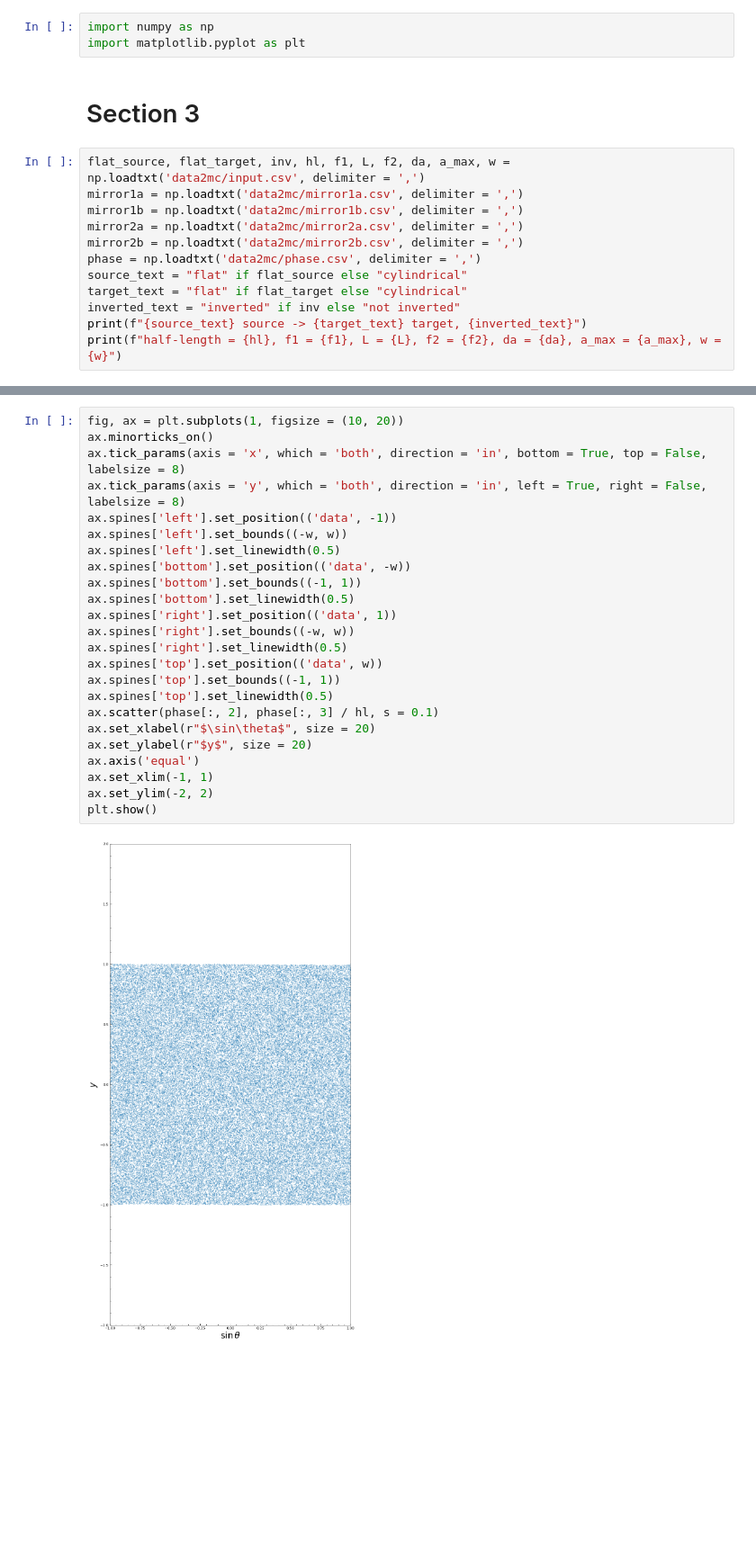
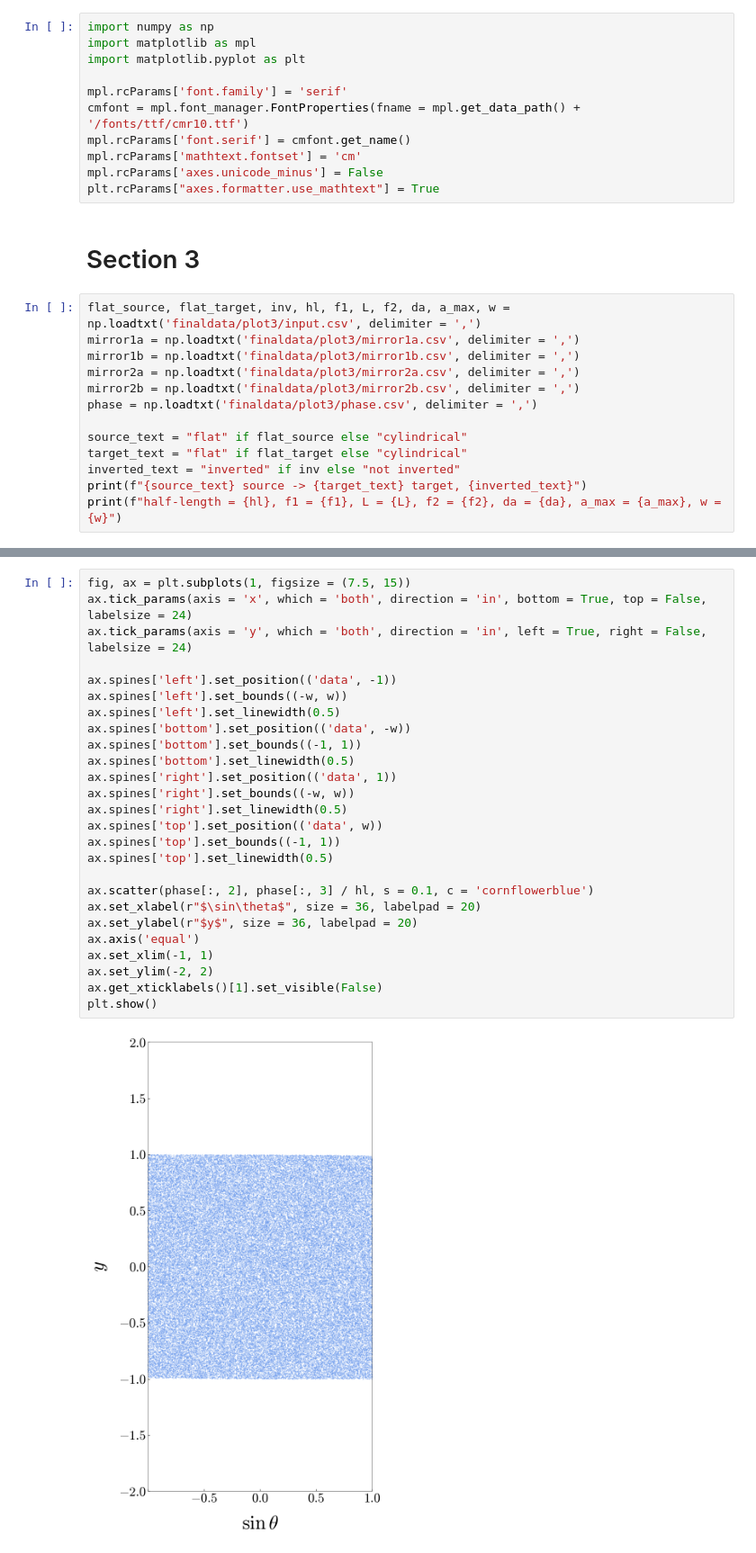
Before and after one commit to ssteinberg/solar_optical_concentrator, a Jupyter notebook: plotfin3.ipynb, the cells around one changed output, grey strips where cells are left out. Shown at 90% size. Drawn from its saved outputs; the diff is of its cells as text; blank space fills up the shorter version.

Commit message:
plot updates

```diff
--- a/plotfin3.ipynb
+++ b/plotfin3.ipynb
@@ -1,15 +1,24 @@
 # %%
 import numpy as np
+import matplotlib as mpl
 import matplotlib.pyplot as plt
+
+mpl.rcParams['font.family'] = 'serif'
+cmfont = mpl.font_manager.FontProperties(fname = mpl.get_data_path() + '/fonts/ttf/cmr10.ttf')
+mpl.rcParams['font.serif'] = cmfont.get_name()
+mpl.rcParams['mathtext.fontset'] = 'cm'
+mpl.rcParams['axes.unicode_minus'] = False
+plt.rcParams["axes.formatter.use_mathtext"] = True
 # %% [markdown]
 # Section 3
 # %%
-flat_source, flat_target, inv, hl, f1, L, f2, da, a_max, w = np.loadtxt('data2mc/input.csv', delimiter = ',')
-mirror1a = np.loadtxt('data2mc/mirror1a.csv', delimiter = ',')
-mirror1b = np.loadtxt('data2mc/mirror1b.csv', delimiter = ',')
-mirror2a = np.loadtxt('data2mc/mirror2a.csv', delimiter = ',')
-mirror2b = np.loadtxt('data2mc/mirror2b.csv', delimiter = ',')
-phase = np.loadtxt('data2mc/phase.csv', delimiter = ',')
+flat_source, flat_target, inv, hl, f1, L, f2, da, a_max, w = np.loadtxt('finaldata/plot3/input.csv', delimiter = ',')
+mirror1a = np.loadtxt('finaldata/plot3/mirror1a.csv', delimiter = ',')
+mirror1b = np.loadtxt('finaldata/plot3/mirror1b.csv', delimiter = ',')
+mirror2a = np.loadtxt('finaldata/plot3/mirror2a.csv', delimiter = ',')
+mirror2b = np.loadtxt('finaldata/plot3/mirror2b.csv', delimiter = ',')
+phase = np.loadtxt('finaldata/plot3/phase.csv', delimiter = ',')
+
 source_text = "flat" if flat_source else "cylindrical"
 target_text = "flat" if flat_target else "cylindrical"
 inverted_text = "inverted" if inv else "not inverted"
@@ -52,27 +54,29 @@ plt.show()
 # %%
-fig, ax = plt.subplots(1, figsize = (10, 20))
-ax.minorticks_on()
-ax.tick_params(axis = 'x', which = 'both', direction = 'in', bottom = True, top = False, labelsize = 8)
-ax.tick_params(axis = 'y', which = 'both', direction = 'in', left = True, right = False, labelsize = 8)
+fig, ax = plt.subplots(1, figsize = (7.5, 15))
+ax.tick_params(axis = 'x', which = 'both', direction = 'in', bottom = True, top = False, labelsize = 24)
+ax.tick_params(axis = 'y', which = 'both', direction = 'in', left = True, right = False, labelsize = 24)
+
 ax.spines['left'].set_position(('data', -1))
 ax.spines['left'].set_bounds((-w, w))
 ax.spines['left'].set_linewidth(0.5)
 ax.spines['bottom'].set_position(('data', -w))
 ax.spines['bottom'].set_bounds((-1, 1))
 ax.spines['bottom'].set_linewidth(0.5)
 ax.spines['right'].set_position(('data', 1))
 ax.spines['right'].set_bounds((-w, w))
 ax.spines['right'].set_linewidth(0.5)
 ax.spines['top'].set_position(('data', w))
 ax.spines['top'].set_bounds((-1, 1))
 ax.spines['top'].set_linewidth(0.5)
-ax.scatter(phase[:, 2], phase[:, 3] / hl, s = 0.1)
-ax.set_xlabel(r"$\sin\theta$", size = 20)
-ax.set_ylabel(r"$y$", size = 20)
+
+ax.scatter(phase[:, 2], phase[:, 3] / hl, s = 0.1, c = 'cornflowerblue')
+ax.set_xlabel(r"$\sin\theta$", size = 36, labelpad = 20)
+ax.set_ylabel(r"$y$", size = 36, labelpad = 20)
 ax.axis('equal')
 ax.set_xlim(-1, 1)
 ax.set_ylim(-2, 2)
+ax.get_xticklabels()[1].set_visible(False)
 plt.show()
 # %% [output]
-[figure, old version]
+[figure, new version]
 # %%
```
Also changed, not shown: parts of 4 cells of this notebook, 14 other files.
